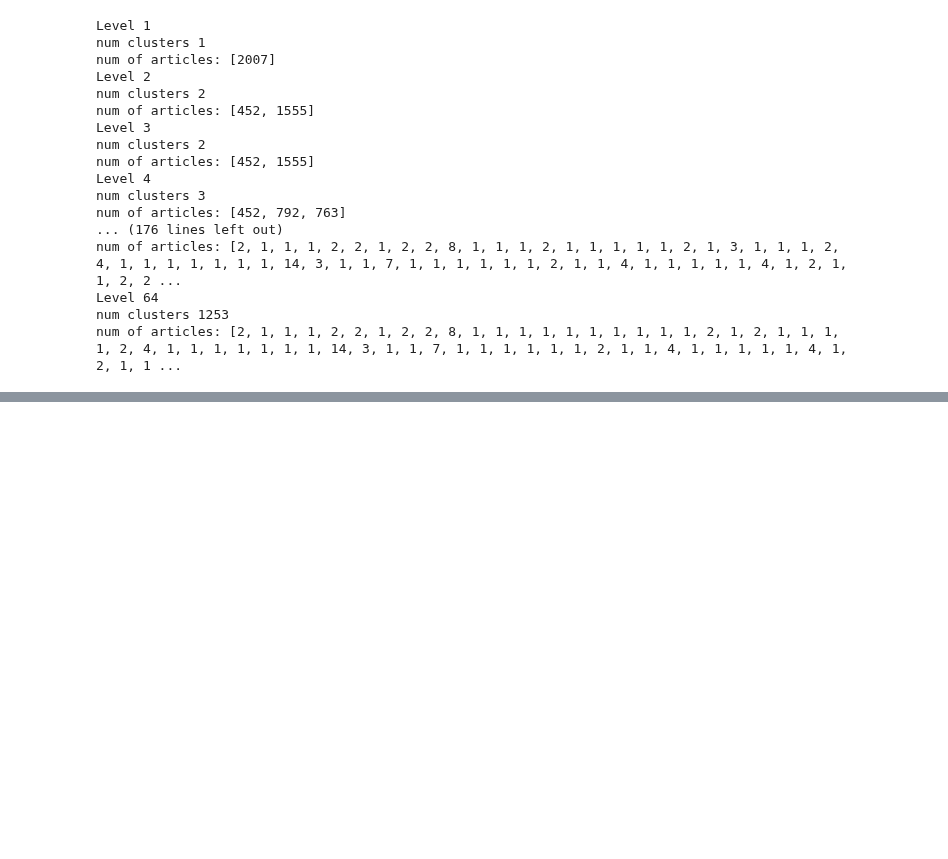
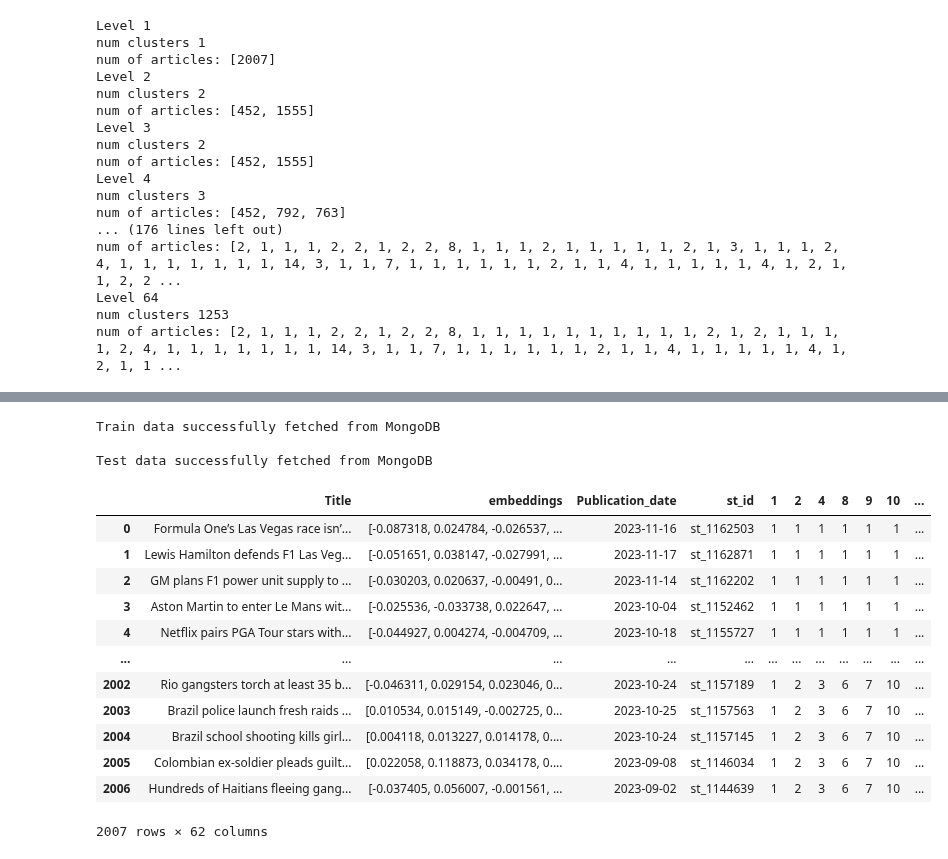
Before and after one commit to mcxraider/d3-collapse-tree, a Jupyter notebook: notebooks/tree.ipynb, the cells around one changed output, grey strips where cells are left out. Drawn from its saved outputs; the diff is of its cells as text; code cells hidden in the pictures; blank space fills up the shorter version.

Commit message:
Update exploration for  base levels

```diff
--- a/notebooks/tree.ipynb
+++ b/notebooks/tree.ipynb
@@ -203,15 +203,27 @@ num clusters 1253
 num of articles: [2, 1, 1, 1, 2, 2, 1, 2, 2, 8, 1, 1, 1, 1, 1, 1, 1, 1, 1, 1, 2, 1, 2, 1, 1, 1, 1, 2, 4, 1, 1, 1, 1, 1, 1, 1, 14, 3, 1, 1, 7, 1, 1, 1, 1, 1, 1, 2, 1, 1, 4, 1, 1, 1, 1, 1, 4, 1, 2, 1, 1 ...
 # %%
 num_levels = max(dic.keys())
-num_levels -= 2
-cluster_nums_above_30 = [cluster_num for cluster_num, count in dic[num_levels]['cluster_counts'].items() if 30 < count <40]
-clusters_train = fcluster(Z, dic[num_levels]['max_d'], criterion='distance')
 
 clusters_at_levels = {}
-# At the maximum max_d of dic[num_levels]['max_d'], in this case 62 levels
-list(clusters_train).count(cluster_nums_above_30[0])
-clusters_at_levels[num_levels] = {}
-df['labels'] = clusters_train
-level_df = df.sort_values('labels').reset_index(drop=True)
-level_df
+
+for i in range(num_levels, -1, -1):
+    cluster_nums_above_30 = [cluster_num for cluster_num, count in dic[i]['cluster_counts'].items() if 30 < count]
+    print(cluster_nums_above_30)
+    clusters_train = fcluster(Z, dic[i]['max_d'], criterion='distance')
+
+    # At the maximum max_d of dic[num_levels]['max_d'], in this case 62 levels
+    # list(clusters_train).count(cluster_nums_above_30[0])
+    clusters_at_levels[i] = {}
+    df['labels'] = clusters_train
+    level_df = df.sort_values('labels').reset_index(drop=True)
+
+    # for c_num in cluster_nums_above_30:
+    #     clusters_at_levels[i][c_num] = {}
+    #     cluster_titles = list(level_df[level_df['labels'] == c_num].Title)
+    #     clusters_at_levels[i][c_num]['cluster_header'] = groq_header(cluster_titles)
+    #     clusters_at_levels[i][c_num]['cluster_ids'] = list(level_df[level_df['labels'] == c_num].st_id)
+
+    if i <= 56:
+        break
+clusters_at_levels
 # %% [output]
@@ -304,0 +264,27 @@ df.head()
+# %%
+df= load_mongodb()
+df.drop(['_id', "Text", "combined", "tags", "tags_embeddings", "Title_embeddings", "article_url", "phrase_Bert_tags_embeddings"], axis=1, inplace=True)
+
+for i in range(num_levels):
+    clusters_train = fcluster(Z, d_ranges[i], criterion='distance')
+    df[i+1] = clusters_train
+levels_df = df.sort_values(num_levels).reset_index(drop=True)
+levels_df = levels_df.T.drop_duplicates().T
+levels_df
+# %% [output]
+Train data successfully fetched from MongoDB
+
+Test data successfully fetched from MongoDB
+|  | Title | embeddings | Publication_date | st_id | 1 | 2 | 4 | 8 | 9 | 10 | ... |
+| 0 | Formula One’s Las Vegas race isn’... | [-0.087318, 0.024784, -0.026537, ... | 2023-11-16 | st_1162503 | 1 | 1 | 1 | 1 | 1 | 1 | ... |
+| 1 | Lewis Hamilton defends F1 Las Veg... | [-0.051651, 0.038147, -0.027991, ... | 2023-11-17 | st_1162871 | 1 | 1 | 1 | 1 | 1 | 1 | ... |
+| 2 | GM plans F1 power unit supply to ... | [-0.030203, 0.020637, -0.00491, 0... | 2023-11-14 | st_1162202 | 1 | 1 | 1 | 1 | 1 | 1 | ... |
+| 3 | Aston Martin to enter Le Mans wit... | [-0.025536, -0.033738, 0.022647, ... | 2023-10-04 | st_1152462 | 1 | 1 | 1 | 1 | 1 | 1 | ... |
+| 4 | Netflix pairs PGA Tour stars with... | [-0.044927, 0.004274, -0.004709, ... | 2023-10-18 | st_1155727 | 1 | 1 | 1 | 1 | 1 | 1 | ... |
+| ... | ... | ... | ... | ... | ... | ... | ... | ... | ... | ... | ... |
+| 2002 | Rio gangsters torch at least 35 b... | [-0.046311, 0.029154, 0.023046, 0... | 2023-10-24 | st_1157189 | 1 | 2 | 3 | 6 | 7 | 10 | ... |
+| 2003 | Brazil police launch fresh raids ... | [0.010534, 0.015149, -0.002725, 0... | 2023-10-25 | st_1157563 | 1 | 2 | 3 | 6 | 7 | 10 | ... |
+| 2004 | Brazil school shooting kills girl... | [0.004118, 0.013227, 0.014178, 0.... | 2023-10-24 | st_1157145 | 1 | 2 | 3 | 6 | 7 | 10 | ... |
+| 2005 | Colombian ex-soldier pleads guilt... | [0.022058, 0.118873, 0.034178, 0.... | 2023-09-08 | st_1146034 | 1 | 2 | 3 | 6 | 7 | 10 | ... |
+| 2006 | Hundreds of Haitians fleeing gang... | [-0.037405, 0.056007, -0.001561, ... | 2023-09-02 | st_1144639 | 1 | 2 | 3 | 6 | 7 | 10 | ... |
+2007 rows × 62 columns
```
Also changed, not shown: parts of 10 cells of this notebook.
